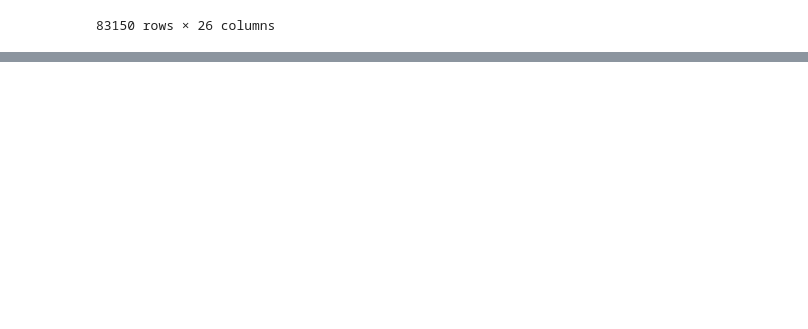
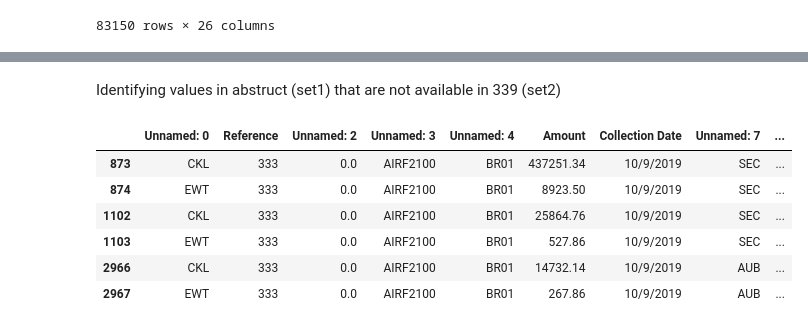
Before and after one commit to suman1051/Python_training, a Jupyter notebook: Raffy.ipynb, the cells around one changed output, grey strips where cells are left out. Drawn from its saved outputs; the diff is of its cells as text; code cells hidden in the pictures; blank space fills up the shorter version.

```diff
--- a/Raffy.ipynb
+++ b/Raffy.ipynb
@@ -157,0 +160,2 @@ a[a['OR'].isnull()]
+# %%
+ab = pd.merge(set1,common_OR,left_on='OR No.',right_on='OR', how='left' )
@@ -157,0 +171,12 @@ a[a['OR'].isnull()]
+# %% [markdown]
+Identifying values in abstruct (set1) that are not available in 339 (set2)
+# %%
+ab[ab['OR'].isnull()]
+# %% [output]
+|  | Unnamed: 0 | Reference | Unnamed: 2 | Unnamed: 3 | Unnamed: 4 | Amount | Collection Date | Unnamed: 7 | ... |
+| 873 | CKL | 333 | 0.0 | AIRF2100 | BR01 | 437251.34 | 10/9/2019 | SEC | ... |
+| 874 | EWT | 333 | 0.0 | AIRF2100 | BR01 | 8923.50 | 10/9/2019 | SEC | ... |
+| 1102 | CKL | 333 | 0.0 | AIRF2100 | BR01 | 25864.76 | 10/9/2019 | SEC | ... |
+| 1103 | EWT | 333 | 0.0 | AIRF2100 | BR01 | 527.86 | 10/9/2019 | SEC | ... |
+| 2966 | CKL | 333 | 0.0 | AIRF2100 | BR01 | 14732.14 | 10/9/2019 | AUB | ... |
+| 2967 | EWT | 333 | 0.0 | AIRF2100 | BR01 | 267.86 | 10/9/2019 | AUB | ... |
```
Also changed, not shown: parts of 2 cells of this notebook.
